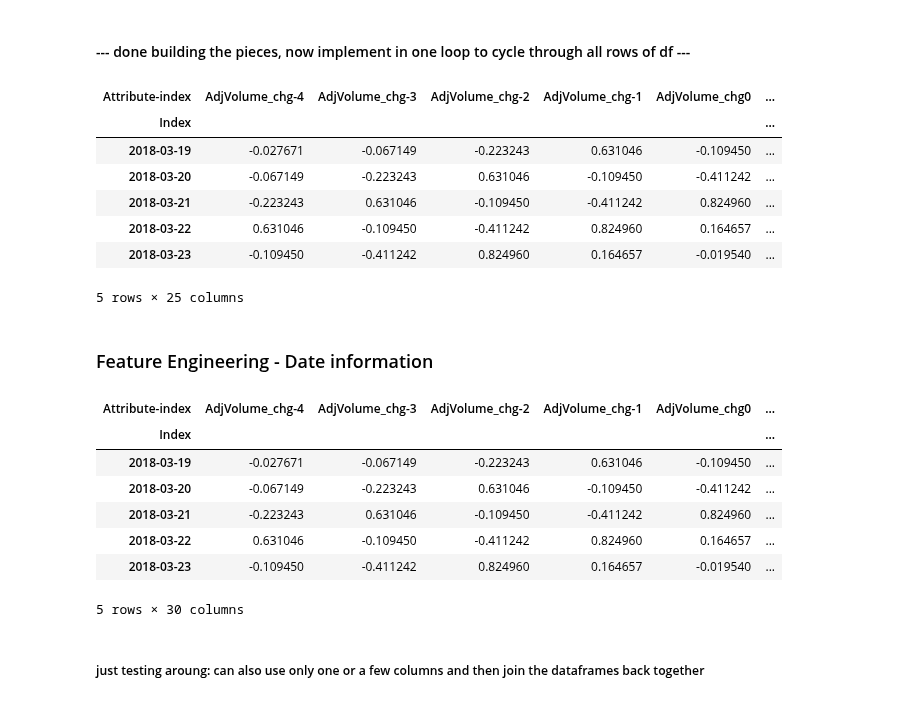
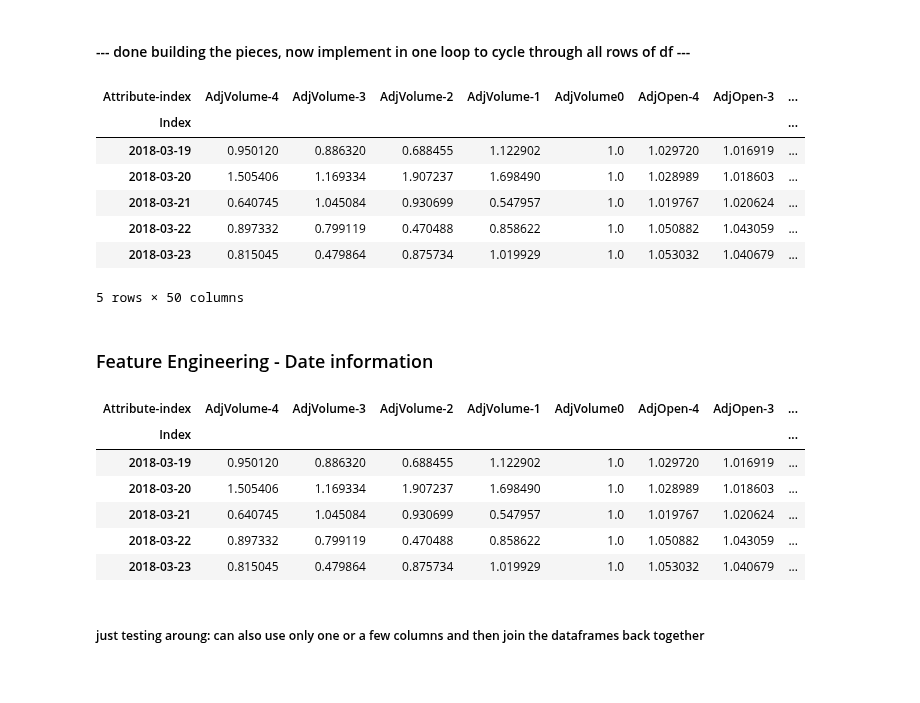
Before and after one commit to Lindstaedt/Stock-recommendation-with-ML, a Jupyter notebook: trader.ipynb, the cells around one changed output. Drawn from its saved outputs; the diff is of its cells as text; code cells hidden in the pictures.

```diff
--- a/trader.ipynb
+++ b/trader.ipynb
@@ -16,6 +16,8 @@ from sklearn.metrics import accuracy_score
 from sklearn.model_selection import GridSearchCV
 
 from sklearn.ensemble import RandomForestClassifier
+# %%
+pd.set_option('display.max_columns', 150)
 # %%
 # read in the Quandl.com API key - saved in separate file to keep it private
 
@@ -260,7 +262,7 @@ def feat_eng_changes_values_to_change(df, cols_set_vals_to_change, delete_origin
     return df
 
 cols_set_vals_to_change = ['AdjVolume', 'AdjOpen', 'AdjLow', 'AdjHigh', 'AdjClose']
-df_X_base_data = feat_eng_changes_values_to_change(df_X_base_data, cols_set_vals_to_change)
+df_X_base_data = feat_eng_changes_values_to_change(df_X_base_data, cols_set_vals_to_change, delete_original_cols=False)
 
 df_X_base_data.tail()
 # %% [output]
@@ -303,0 +306,8 @@ df_extract
+# %%
+# normalize columns from dollars to "1" - turns the columns into ratios compared to day N (index 0)
+
+cols_to_normalize_to_1_for_day_0 = ['AdjVolume', 'AdjOpen', 'AdjLow', 'AdjHigh', 'AdjClose']
+
+df_extract.loc[:, cols_to_normalize_to_1_for_day_0] = df_extract.loc[:, cols_to_normalize_to_1_for_day_0] / df_extract.loc[0, cols_to_normalize_to_1_for_day_0]
+
+df_extract
@@ -373,12 +391,16 @@ target_row
 # %% [markdown]
 #### --- done building the pieces, now implement in one loop to cycle through all rows of df ---
 # %%
-def create_feature_cols_df(df_X_base_data, n_days_features=n_days_features):
+def create_feature_cols_df(df_X_base_data,
+                           n_days_features=n_days_features,
+                           cols_to_normalize_to_1_for_day_0 = ['AdjVolume', 'AdjOpen', 'AdjLow', 'AdjHigh', 'AdjClose']):
     '''
     Take dataframe with date index (sorted increasing time) with multiple columns and return a new wider dataframe
     where the rows for the last n_days_features have been pivoted into additional columns
     Input:
         df_X_base_data - dataframe with date index
+        n_days_features - number of prior days that are pivoted into the rows
+        cols_to_normalize_to_1_for_day_0 - columns that will be normalized for day N. eg prices, volumes
     Output:
         df_X - datafram that has length of df_X_base_data.shape[0] - n_days_features and more columns than df_X_base_data
     '''
@@ -402,49 +424,53 @@ def create_feature_cols_df(df_X_base_data, n_days_features=n_days_features):
 
         # make this the new index
         df_extract.set_index('row_index', inplace=True)
+
+        # normalize columns from dollars to "1" - turns the columns into ratios compared to day N (index 0)
+        df_extract.loc[:, cols_to_normalize_to_1_for_day_0] = df_extract.loc[:, cols_to_normalize_to_1_for_day_0] / df_extract.loc[0, cols_to_normalize_to_1_for_day_0]
 
         # unstack and make it tall (ie unpivot)
         df_extract = df_extract.unstack().reset_index()
 
         # create new column with combined field names of attribute and index
         # eg: AdjClose-1 for the adjusted close of day N-1 or AdjHigh-4 for the adjusted High of day N-4
         df_extract['Attribute-index'] = df_extract['Attributes'] + df_extract['row_index'].apply(str)
         # then drop Attributes and row_index columns since they are not needed anymore
         df_extract.drop(columns=['Attributes', 'row_index'], inplace=True)
 
         # set index one and transpose
         target_row = df_extract.set_index('Attribute-index').T
         # we now have one row of data that represents the prior n_feature_days worth of data
 
         # fill in the target_row index with the date from the index of the source dataframe df_X_base_data (ie, day N)
         target_row['Index'] = df_X_base_data.index.to_list()[i-1] # zero-indexed so need minus 1
         target_row = target_row.set_index('Index')
 
         df_X = df_X.append(target_row)
 
     return df_X
 
 # split df into features and target (column setup_for_profitable_trade)
 df_X_base_data = df.drop(columns=['setup_for_profitable_trade'])
 df_y = df['setup_for_profitable_trade']
 
 # feature engineering: instead of dollars/absolute values, calculate change from one day to next
 cols_set_vals_to_change = ['AdjVolume', 'AdjOpen', 'AdjLow', 'AdjHigh', 'AdjClose']
-df_X_base_data = feat_eng_changes_values_to_change(df_X_base_data, cols_set_vals_to_change)
+df_X_base_data = feat_eng_changes_values_to_change(df_X_base_data, cols_set_vals_to_change, delete_original_cols=False)
 
 # create wide features matrix that includes prior days' data as columns
-df_X = create_feature_cols_df(df_X_base_data)
+df_X = create_feature_cols_df(df_X_base_data,
+                              cols_to_normalize_to_1_for_day_0 = ['AdjVolume', 'AdjOpen', 'AdjLow', 'AdjHigh', 'AdjClose'])
 
 df_X.tail()
 # %% [output]
-| Attribute-index | AdjVolume_chg-4 | AdjVolume_chg-3 | AdjVolume_chg-2 | AdjVolume_chg-1 | AdjVolume_chg0 | ... |
-| Index |  |  |  |  |  | ... |
-| 2018-03-19 | -0.027671 | -0.067149 | -0.223243 | 0.631046 | -0.109450 | ... |
-| 2018-03-20 | -0.067149 | -0.223243 | 0.631046 | -0.109450 | -0.411242 | ... |
-| 2018-03-21 | -0.223243 | 0.631046 | -0.109450 | -0.411242 | 0.824960 | ... |
-| 2018-03-22 | 0.631046 | -0.109450 | -0.411242 | 0.824960 | 0.164657 | ... |
-| 2018-03-23 | -0.109450 | -0.411242 | 0.824960 | 0.164657 | -0.019540 | ... |
+| Attribute-index | AdjVolume-4 | AdjVolume-3 | AdjVolume-2 | AdjVolume-1 | AdjVolume0 | AdjOpen-4 | AdjOpen-3 | ... |
+| Index |  |  |  |  |  |  |  | ... |
+| 2018-03-19 | 0.950120 | 0.886320 | 0.688455 | 1.122902 | 1.0 | 1.029720 | 1.016919 | ... |
+| 2018-03-20 | 1.505406 | 1.169334 | 1.907237 | 1.698490 | 1.0 | 1.028989 | 1.018603 | ... |
+| 2018-03-21 | 0.640745 | 1.045084 | 0.930699 | 0.547957 | 1.0 | 1.019767 | 1.020624 | ... |
+| 2018-03-22 | 0.897332 | 0.799119 | 0.470488 | 0.858622 | 1.0 | 1.050882 | 1.043059 | ... |
+| 2018-03-23 | 0.815045 | 0.479864 | 0.875734 | 1.019929 | 1.0 | 1.053032 | 1.040679 | ... |
-5 rows × 25 columns
+5 rows × 50 columns
 # %% [markdown]
 ### Feature Engineering - Date information
 # %%
@@ -466,14 +492,13 @@ def feat_eng_append_date_index_content(df):
 df_X = feat_eng_append_date_index_content(df_X)
 df_X.tail()
 # %% [output]
-| Attribute-index | AdjVolume_chg-4 | AdjVolume_chg-3 | AdjVolume_chg-2 | AdjVolume_chg-1 | AdjVolume_chg0 | ... |
-| Index |  |  |  |  |  | ... |
-| 2018-03-19 | -0.027671 | -0.067149 | -0.223243 | 0.631046 | -0.109450 | ... |
-| 2018-03-20 | -0.067149 | -0.223243 | 0.631046 | -0.109450 | -0.411242 | ... |
-| 2018-03-21 | -0.223243 | 0.631046 | -0.109450 | -0.411242 | 0.824960 | ... |
-| 2018-03-22 | 0.631046 | -0.109450 | -0.411242 | 0.824960 | 0.164657 | ... |
-| 2018-03-23 | -0.109450 | -0.411242 | 0.824960 | 0.164657 | -0.019540 | ... |
+| Attribute-index | AdjVolume-4 | AdjVolume-3 | AdjVolume-2 | AdjVolume-1 | AdjVolume0 | AdjOpen-4 | AdjOpen-3 | ... |
+| Index |  |  |  |  |  |  |  | ... |
+| 2018-03-19 | 0.950120 | 0.886320 | 0.688455 | 1.122902 | 1.0 | 1.029720 | 1.016919 | ... |
+| 2018-03-20 | 1.505406 | 1.169334 | 1.907237 | 1.698490 | 1.0 | 1.028989 | 1.018603 | ... |
+| 2018-03-21 | 0.640745 | 1.045084 | 0.930699 | 0.547957 | 1.0 | 1.019767 | 1.020624 | ... |
+| 2018-03-22 | 0.897332 | 0.799119 | 0.470488 | 0.858622 | 1.0 | 1.050882 | 1.043059 | ... |
+| 2018-03-23 | 0.815045 | 0.479864 | 0.875734 | 1.019929 | 1.0 | 1.053032 | 1.040679 | ... |
-5 rows × 30 columns
 # %% [markdown]
 ##### just testing aroung: can also use only one or a few columns and then join the dataframes back together
 # %%
```
Also changed, not shown: parts of 5 cells of this notebook.
